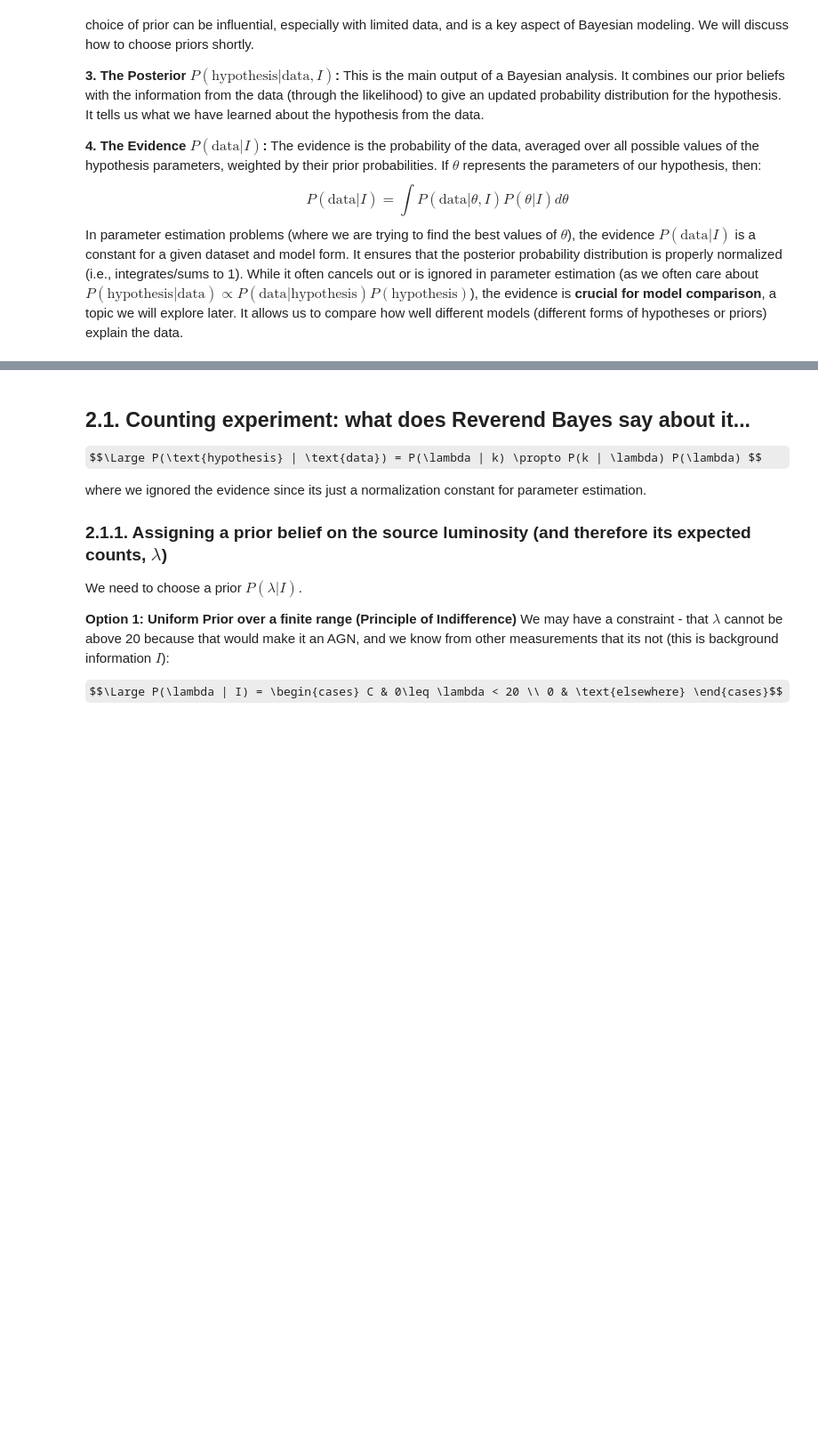
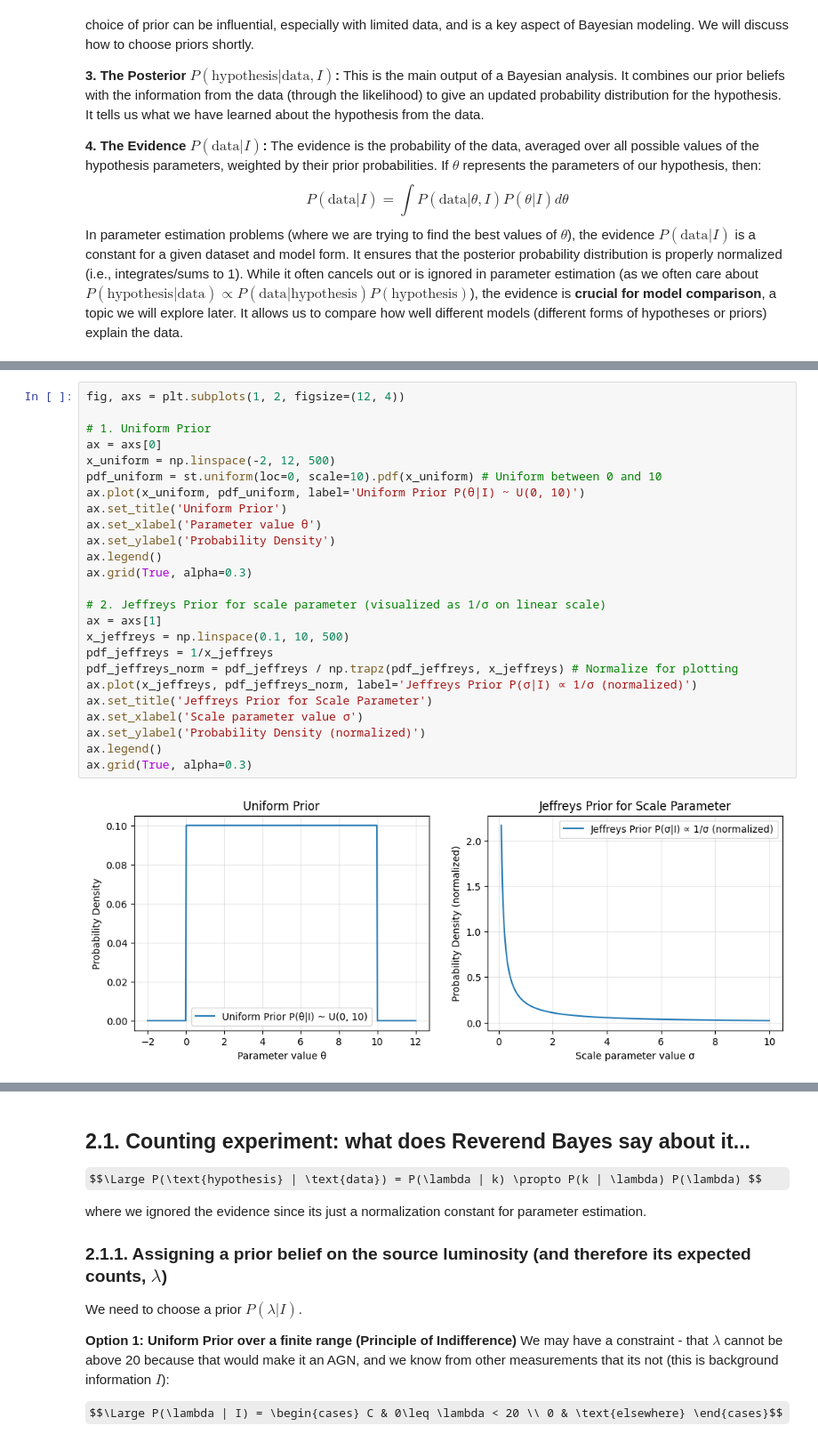
Before and after one commit to astrostatistics-in-crete/2025_summer_school, a Jupyter notebook: 06_Bayesian/Bayesian_1_answerkey.ipynb, the cells around one changed output, grey strips where cells are left out. Shown: that part at 89% size. Saved outputs shown, nothing was run; the diff lists cells and outputs as text; some formulas as TeX source; blank space fills up the shorter version.

Commit message:
added examples to Bayesian_1 and images

```diff
--- a/06_Bayesian/Bayesian_1_answerkey.ipynb
+++ b/06_Bayesian/Bayesian_1_answerkey.ipynb
@@ -212,0 +205,27 @@ The choice of prior should always be justified and its impact on the results ass
+# %%
+fig, axs = plt.subplots(1, 2, figsize=(12, 4))
+
+# 1. Uniform Prior
+ax = axs[0]
+x_uniform = np.linspace(-2, 12, 500)
+pdf_uniform = st.uniform(loc=0, scale=10).pdf(x_uniform) # Uniform between 0 and 10
+ax.plot(x_uniform, pdf_uniform, label='Uniform Prior P(θ|I) ~ U(0, 10)')
+ax.set_title('Uniform Prior')
+ax.set_xlabel('Parameter value θ')
+ax.set_ylabel('Probability Density')
+ax.legend()
+ax.grid(True, alpha=0.3)
+
+# 2. Jeffreys Prior for scale parameter (visualized as 1/σ on linear scale)
+ax = axs[1]
+x_jeffreys = np.linspace(0.1, 10, 500)
+pdf_jeffreys = 1/x_jeffreys
+pdf_jeffreys_norm = pdf_jeffreys / np.trapz(pdf_jeffreys, x_jeffreys) # Normalize for plotting
+ax.plot(x_jeffreys, pdf_jeffreys_norm, label='Jeffreys Prior P(σ|I) ∝ 1/σ (normalized)')
+ax.set_title('Jeffreys Prior for Scale Parameter')
+ax.set_xlabel('Scale parameter value σ')
+ax.set_ylabel('Probability Density (normalized)')
+ax.legend()
+ax.grid(True, alpha=0.3)
+# %% [output]
+[figure, added]
```
Also changed, not shown: parts of 5 cells of this notebook, 6 other files.
